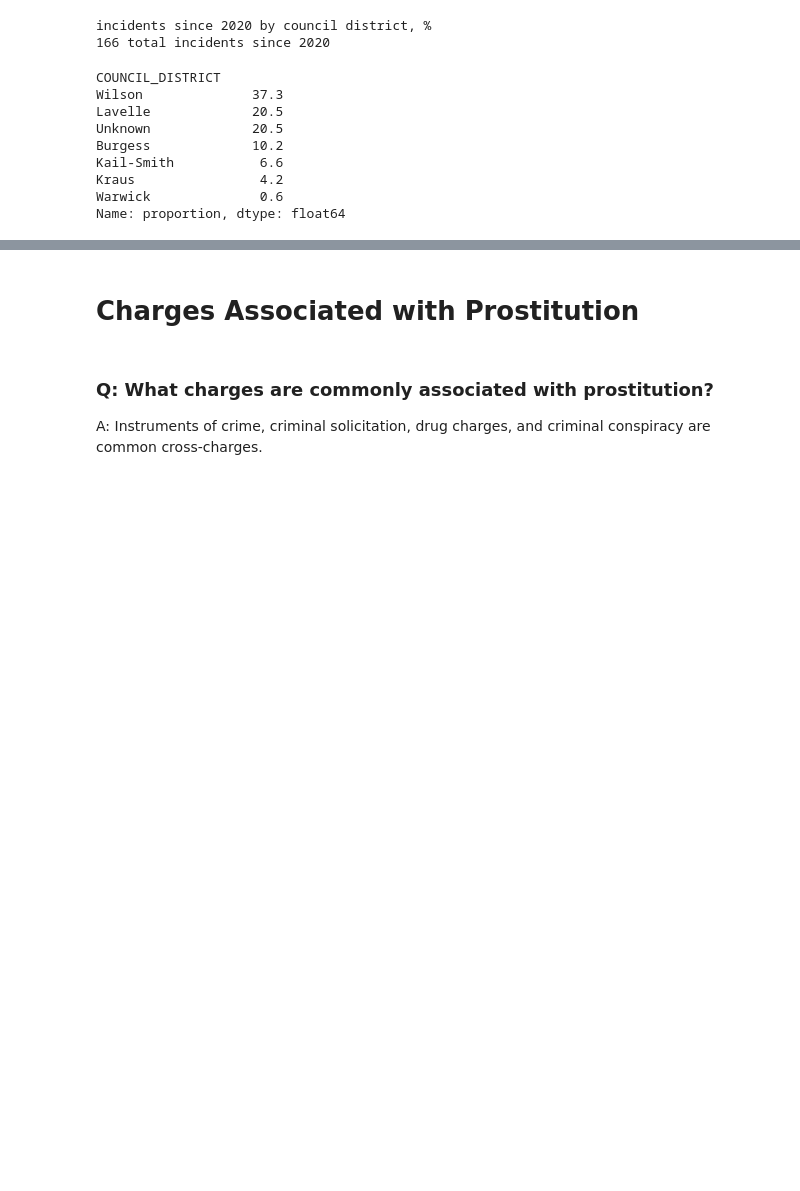
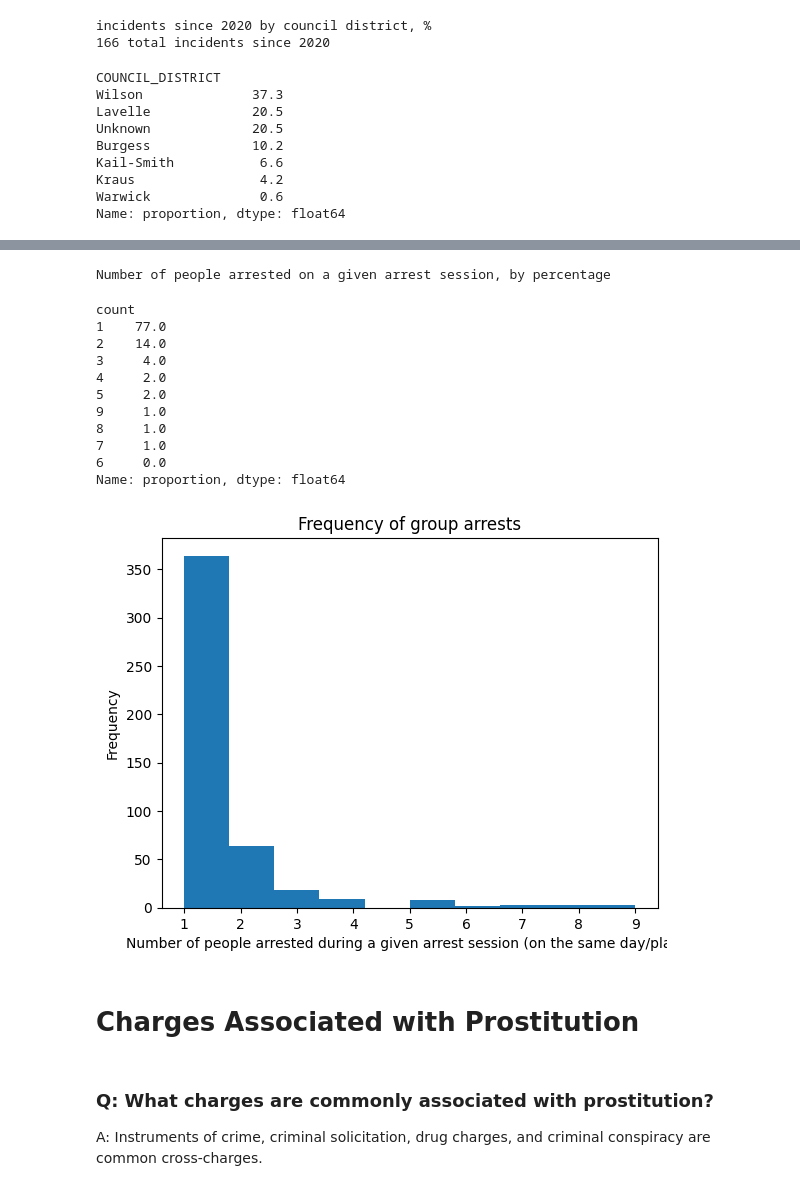
Before and after one commit to moates/pghSWArrests, a Jupyter notebook: arrest_data_analysis.ipynb, the cells around one changed output, grey strips where cells are left out. Cells and saved outputs as stored; diff of their text form; code cells hidden in the pictures; blank space fills up the shorter version.

```diff
--- a/arrest_data_analysis.ipynb
+++ b/arrest_data_analysis.ipynb
@@ -631,3 +634,34 @@ TODO
+# %%
+data["DATE"] = data["ARRESTTIME"].apply(pd.Timestamp.date)
+
+arrest_sessions = data[["DATE","INCIDENTLOCATION"]].value_counts()
+arrest_sessions_dict = arrest_sessions.to_dict()
+group_arrest_col = {}
+for i, row in data.iterrows():
+    if (row.DATE, row.INCIDENTLOCATION) in arrest_sessions_dict:
+        group_arrest_col[i] = arrest_sessions_dict[(row.DATE, row.INCIDENTLOCATION)]
+    else:
+        group_arrest_col[i] = np.nan
+
+# Make a column GROUPARREST that holds the count of people arrested at that same date/incident location
+data["GROUPARREST"] = group_arrest_col
+arrest_sessions.plot(kind="hist", xlabel="Number of people arrested during a given arrest session (on the same day/place)", title="Frequency of group arrests")
+print("Number of people arrested on a given arrest session, by percentage")
+arrest_sessions.value_counts(sort=True, normalize=True).round(2)*100
+# %% [output]
+Number of people arrested on a given arrest session, by percentage
+count
+1    77.0
+2    14.0
+3     4.0
+4     2.0
+5     2.0
+9     1.0
+8     1.0
+7     1.0
+6     0.0
+Name: proportion, dtype: float64
+[figure, added]
 # %% [markdown]
 # Charges Associated with Prostitution
 # %% [markdown]
```
Also changed, not shown: parts of 10 cells of this notebook.
